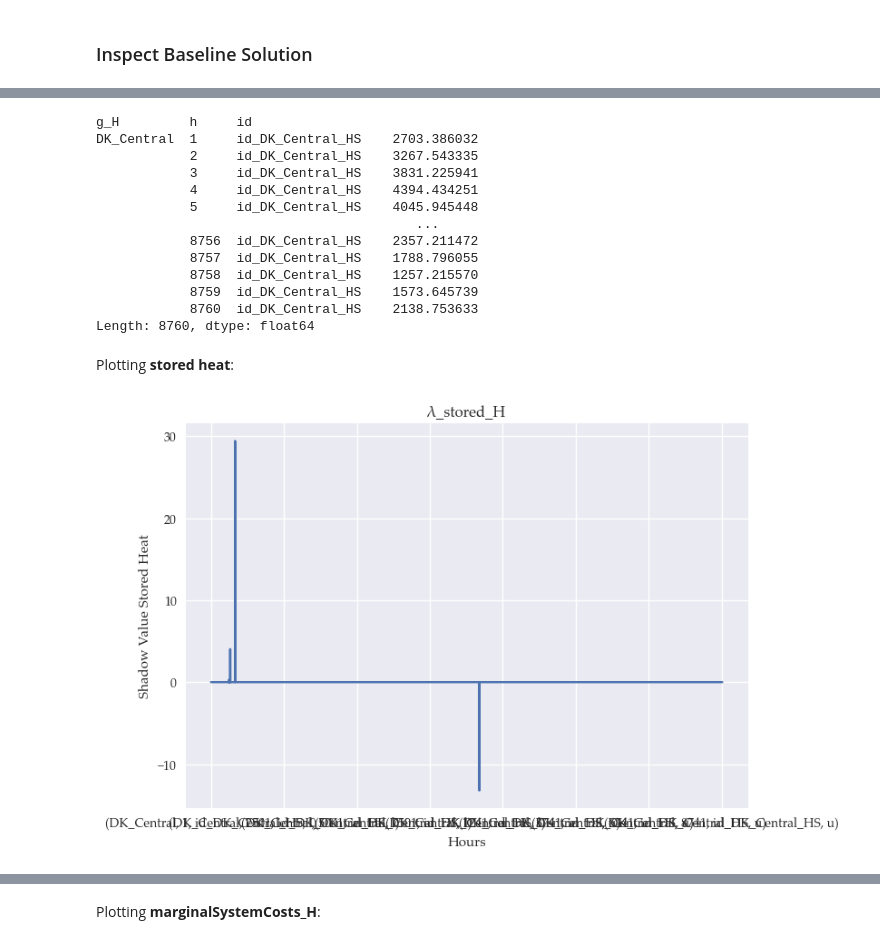
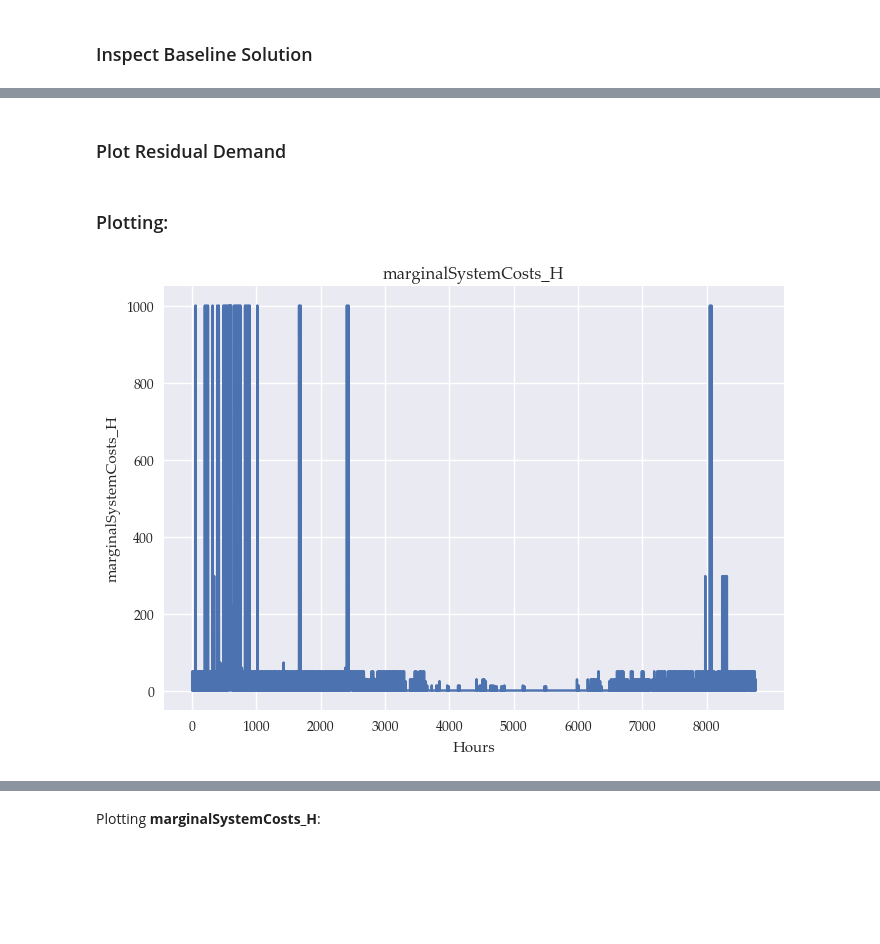
Before and after one commit to marcherger/EnergyEconGroupWork, a Jupyter notebook: Analysis_mBasicPH_storage.ipynb, the cells around one changed output, grey strips where cells are left out. Drawn from its saved outputs; the diff is of its cells as text; code cells hidden in the pictures; blank space fills up the shorter version.

```diff
--- a/Analysis_mBasicPH_storage.ipynb
+++ b/Analysis_mBasicPH_storage.ipynb
@@ -150,34 +111,17 @@ Length: 8760, dtype: float64
-# %%
-base_db['stored_H']
-# %% [output]
-g_H         h     id
-DK_Central  1     id_DK_Central_HS    2703.386032
-            2     id_DK_Central_HS    3267.543335
-            3     id_DK_Central_HS    3831.225941
-            4     id_DK_Central_HS    4394.434251
-            5     id_DK_Central_HS    4045.945448
-                                         ...
-            8756  id_DK_Central_HS    2357.211472
-            8757  id_DK_Central_HS    1788.796055
-            8758  id_DK_Central_HS    1257.215570
-            8759  id_DK_Central_HS    1573.645739
-            8760  id_DK_Central_HS    2138.753633
-Length: 8760, dtype: float64
-# %% [markdown]
-Plotting **stored heat**:
+# %% [markdown]
+### Plot Residual Demand
+# %% [markdown]
+### Plotting:
 # %%
-subset_stored_H = base_db['λ_stored_H'][base_db['λ_stored_H'].index.get_level_values('g_H') == 'DK_Central']
-
-# For axis names
-#tick_positions = range(0, 8761, 1000)
+tick_positions = range(0, 8761, 1000)
 
 # Plot the subset DataFrame
-subset_stored_H.plot()
+base_db['marginalSystemCosts_H'].plot()
 plt.xlabel('Hours')
-plt.ylabel('Shadow Value Stored Heat')
-#plt.xticks(tick_positions, tick_positions)
-plt.title('λ_stored_H')
+plt.ylabel('marginalSystemCosts_H')
+plt.xticks(tick_positions, tick_positions)
+plt.title('marginalSystemCosts_H')
 plt.show()
 # %% [output]
-[figure, old version]
+[figure, new version]
 # %%
```
Also changed, not shown: parts of 17 cells of this notebook, 12 other files.
